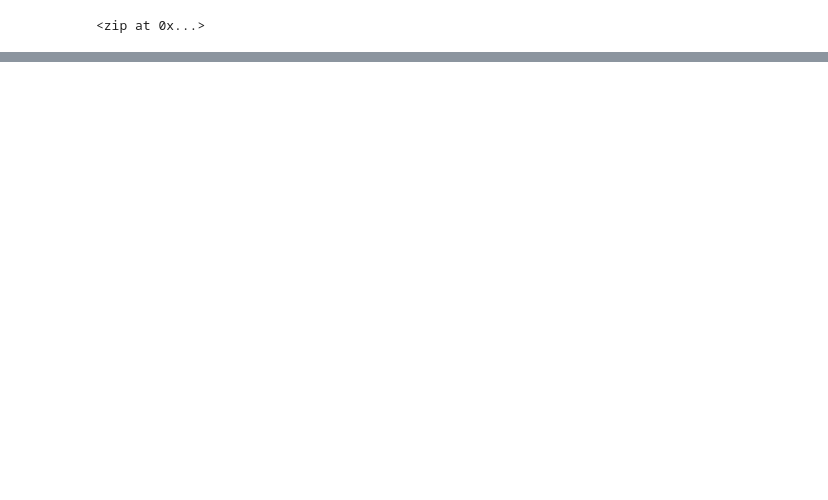
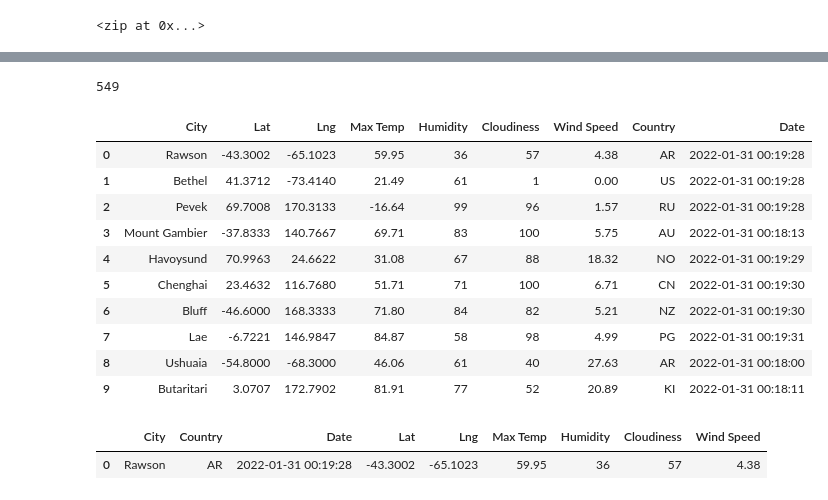
Before and after one commit to QQrex/World_Weather_Analysis, a Jupyter notebook: WeatherPy.ipynb, the cells around one changed output, grey strips where cells are left out. Saved outputs shown, nothing was run; the diff lists cells and outputs as text; code cells hidden in the pictures; blank space fills up the shorter version.

Commit message:
created city data

```diff
--- a/WeatherPy.ipynb
+++ b/WeatherPy.ipynb
@@ -35,0 +46,13 @@ len(cities)
+# %%
+# Starting URL for Weather Map API Call.
+url = "http://api.openweathermap.org/data/2.5/weather?units=Imperial&APPID=" + weather_api_key
+# %%
+# Create an empty list to hold the weather data.
+city_data = []
+# Print the beginning of the logging.
+print("Beginning Data Retrieval     ")
+print("-----------------------------")
+
+# Create counters.
+record_count = 1
+set_count = 1
@@ -35,0 +131,29 @@ len(cities)
+# %%
+len(city_data)
+# %% [output]
+549
+# %%
+city_data_df = pd.DataFrame(city_data)
+city_data_df.head(10)
+# %% [output]
+|  | City | Lat | Lng | Max Temp | Humidity | Cloudiness | Wind Speed | Country | Date |
+| 0 | Rawson | -43.3002 | -65.1023 | 59.95 | 36 | 57 | 4.38 | AR | 2022-01-31 00:19:28 |
+| 1 | Bethel | 41.3712 | -73.4140 | 21.49 | 61 | 1 | 0.00 | US | 2022-01-31 00:19:28 |
+| 2 | Pevek | 69.7008 | 170.3133 | -16.64 | 99 | 96 | 1.57 | RU | 2022-01-31 00:19:28 |
+| 3 | Mount Gambier | -37.8333 | 140.7667 | 69.71 | 83 | 100 | 5.75 | AU | 2022-01-31 00:18:13 |
+| 4 | Havoysund | 70.9963 | 24.6622 | 31.08 | 67 | 88 | 18.32 | NO | 2022-01-31 00:19:29 |
+| 5 | Chenghai | 23.4632 | 116.7680 | 51.71 | 71 | 100 | 6.71 | CN | 2022-01-31 00:19:30 |
+| 6 | Bluff | -46.6000 | 168.3333 | 71.80 | 84 | 82 | 5.21 | NZ | 2022-01-31 00:19:30 |
+| 7 | Lae | -6.7221 | 146.9847 | 84.87 | 58 | 98 | 4.99 | PG | 2022-01-31 00:19:31 |
+| 8 | Ushuaia | -54.8000 | -68.3000 | 46.06 | 61 | 40 | 27.63 | AR | 2022-01-31 00:18:00 |
+| 9 | Butaritari | 3.0707 | 172.7902 | 81.91 | 77 | 52 | 20.89 | KI | 2022-01-31 00:18:11 |
+# %%
+# Reorder columns
+new_column_order = ['City', 'Country', 'Date', 'Lat', 'Lng', 'Max Temp', 'Humidity', 'Cloudiness', 'Wind Speed']
+
+city_data_df = city_data_df[new_column_order]
+
+city_data_df.head(1)
+# %% [output]
+|  | City | Country | Date | Lat | Lng | Max Temp | Humidity | Cloudiness | Wind Speed |
+| 0 | Rawson | AR | 2022-01-31 00:19:28 | -43.3002 | -65.1023 | 59.95 | 36 | 57 | 4.38 |
```
Also changed, not shown: parts of 6 cells of this notebook, 3 other files.
